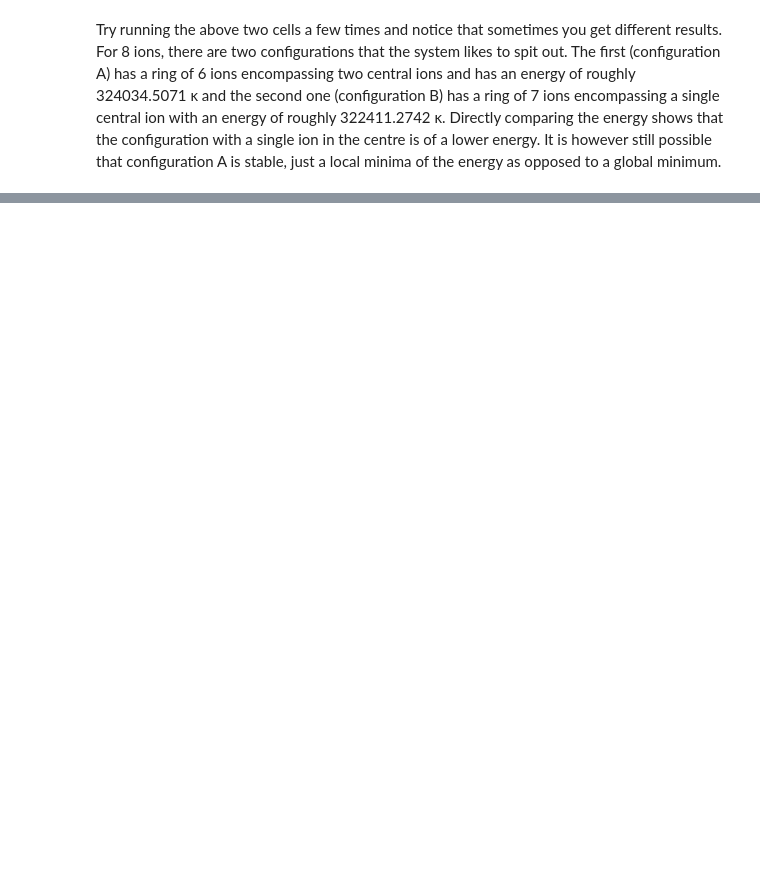
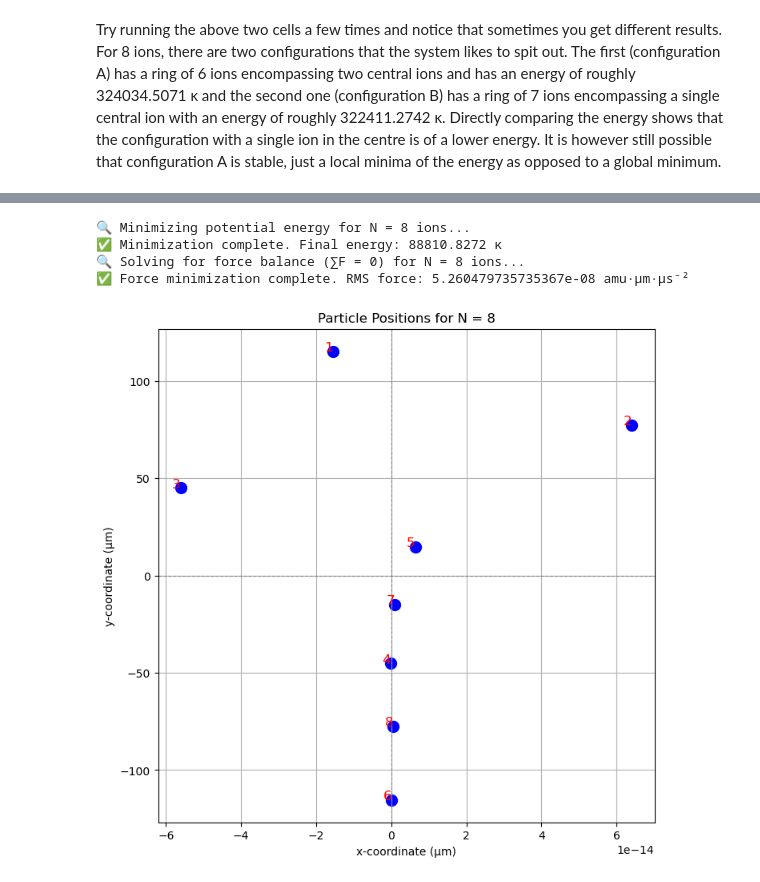
Before and after one commit to jfbeda/trapped_ion_simulation, a Jupyter notebook: 3_generating_equilibrium_configurations.ipynb, the cells around one changed output, grey strips where cells are left out. Drawn from its saved outputs; the diff is of its cells as text; code cells hidden in the pictures; blank space fills up the shorter version.

```diff
--- a/3_generating_equilibrium_configurations.ipynb
+++ b/3_generating_equilibrium_configurations.ipynb
@@ -57,0 +94,14 @@ Try running the above two cells a few times and notice that sometimes you get di
+# %%
+# Set the gamma to be very small and minimize energy/forces
+config.g = 0.1
+state = SimulationState(config)
+state.initialize_positions(method = "random")
+state.minimize_energy()
+state.minimize_forces()
+SimulationVisualizer().plot_positions(state, square = False)
+# %% [output]
+🔍 Minimizing potential energy for N = 8 ions...
+✅ Minimization complete. Final energy: 88810.8272 κ
+🔍 Solving for force balance (∑F = 0) for N = 8 ions...
+✅ Force minimization complete. RMS force: 5.260479735735367e-08 amu·μm·μs⁻²
+[figure, added]
```
Also changed, not shown: parts of 14 cells of this notebook, 10 other files.
